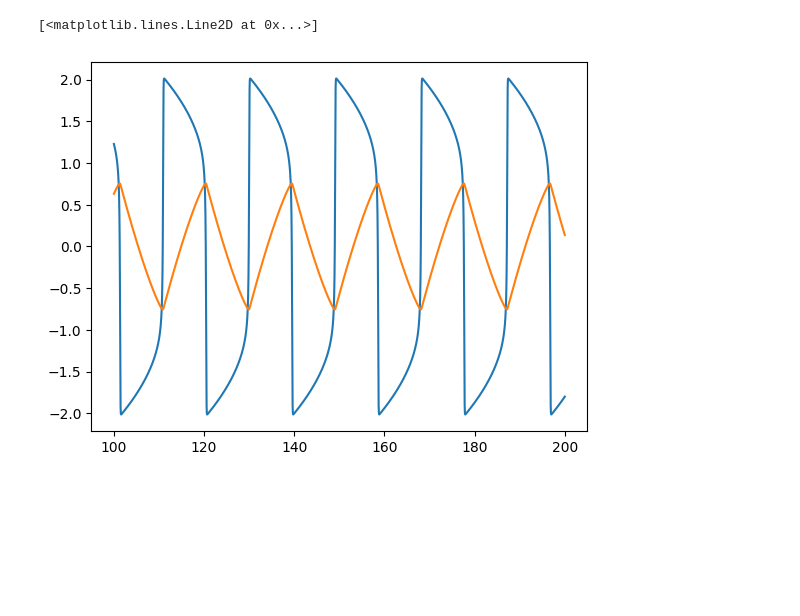
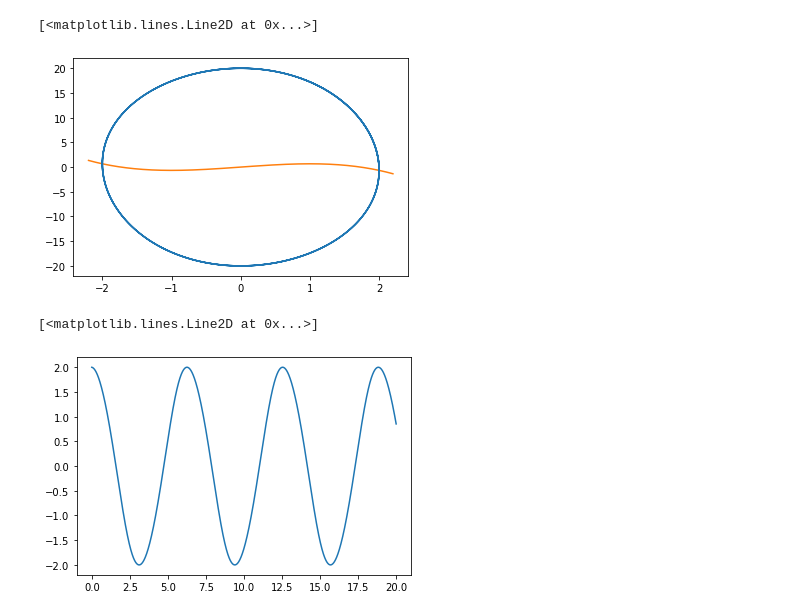
Before and after one commit to moises-santillan/MathematicalBiology, a Jupyter notebook: code/Python/vanDerPol.ipynb, the cells around one changed output. Saved outputs shown, nothing was run; the diff lists cells and outputs as text; code cells hidden in the pictures; blank space fills up the shorter version.

```diff
--- a/code/Python/vanDerPol.ipynb
+++ b/code/Python/vanDerPol.ipynb
@@ -50,6 +5,39 @@ plt.show()
-# %%
-plt.plot(t[100000:200000], sol[100000:200000, 0])
-plt.plot(t[100000:200000], sol[100000:200000, 1])
-# %% [output]
-[<matplotlib.lines.Line2D at 0x...>]
-[figure, removed]
+# %%
+def modelo(r, t, mu):
+    x, y = r
+    dx = mu * (x - x**3/3 -y)
+    dy = x / mu
+    return dx, dy
+
+def perturbacionPeriodica(r0, mu, dt, tp, p, N):
+    n = int(tp / dt)
+    t = np.linspace(0, tp, n)
+    r = odeint(modelo, r0, t, args=(mu,))
+    for i in range(1, N+1):
+        tt = np.linspace(i*tp, (i+1)*tp, n)
+        rr = odeint(modelo, r[-1] + np.array([p, 0]), tt, args=(mu,))
+        t = np.concatenate([t, tt])
+        r = np.concatenate([r, rr], axis=0)
+    return t, r
+# %%
+mu = .1
+
+t = np.linspace(0, 20, 20000)
+
+L = 2
+
+
+x = np.linspace(-L-.2, L+.2, 500)
+plt.plot(x, x - x**3/3, color='C1')
+
+r0 = [L, 0]
+r = odeint(modelo, r0, t, args=(mu,))
+plt.plot(r[:, 0], r[:, 1], color="C0")
+# %% [output]
+[<matplotlib.lines.Line2D at 0x...>]
+[figure, added]
+# %%
+plt.plot(t[:], r[:, 0])
+# %% [output]
+[<matplotlib.lines.Line2D at 0x...>]
+[figure, added]
```
Also changed, not shown: parts of 6 cells of this notebook.
